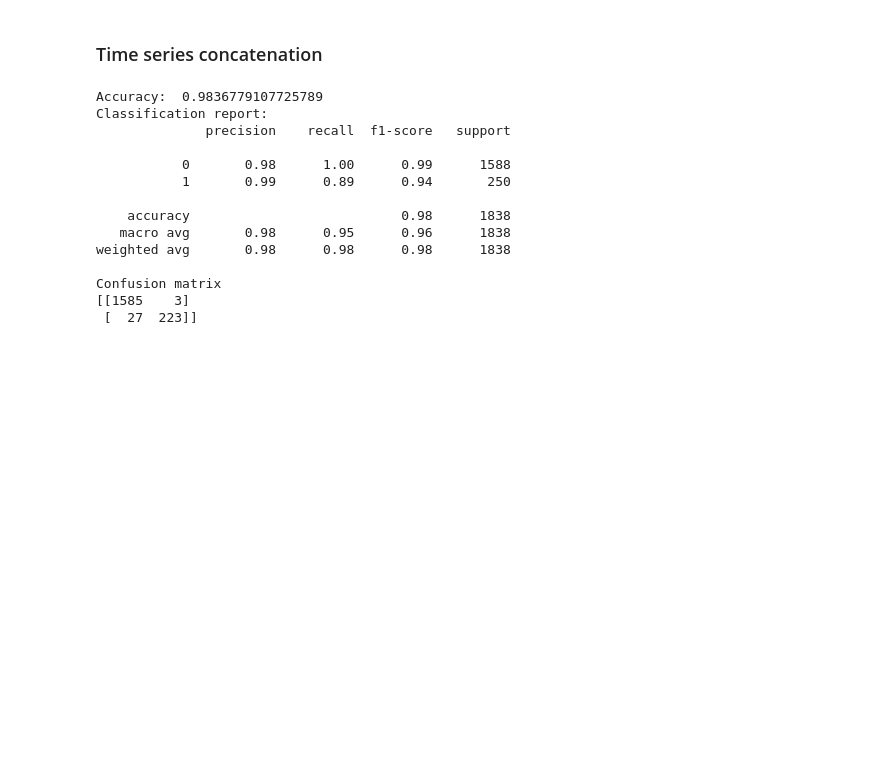
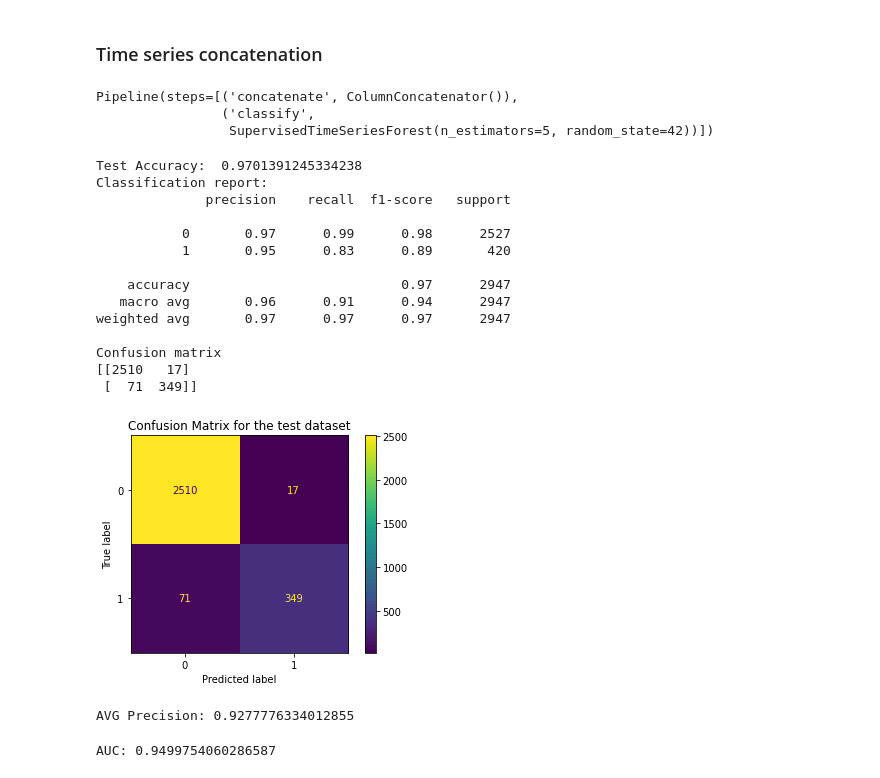
Before and after one commit to shamilnabiyev/automl-time-series, a Jupyter notebook: notebooks/sktime.ipynb, the cells around one changed output. Saved outputs shown, nothing was run; the diff lists cells and outputs as text; code cells hidden in the pictures; blank space fills up the shorter version.

```diff
--- a/notebooks/sktime.ipynb
+++ b/notebooks/sktime.ipynb
@@ -94,13 +71,21 @@ Test dataset shape: (2947, 563)
 # %% [markdown]
 ## Preprocess data
 # %%
+# Convert to nested dataframe
 features = train.columns.difference([target, 'datetime'])
 
-X = train[features]
-X = from_2d_array_to_nested(X)
-y = train[target]
+X_train = train[features]
+X_train = from_2d_array_to_nested(X_train)
+y_train = train[target]
 
-X_train, X_val, y_train, y_val = train_test_split(X, y, random_state=42, shuffle=False)
+X_test = test[features]
+X_test = from_2d_array_to_nested(X_test)
+y_test = test[target]
 
-print('Dataset shape:', X_train.shape, y_train.shape, X_val.shape, y_val.shape)
+# X_train, X_val, y_train, y_val = train_test_split(X, y, random_state=42, shuffle=False, test_size=0.2)
+
+# print('Dataset shape:', X_train.shape, y_train.shape, X_val.shape, y_val.shape)
+
+print('Train dataset shape:', X_train.shape, y_train.shape)
+print('Test dataset shape:', X_test.shape, y_test.shape)
 # %% [output]
@@ -138,39 +236,51 @@ TypeError: loop of ufunc does not support argument 0 of type float which has no
 # %%
 steps = [
     ("concatenate", ColumnConcatenator()),
-    ("classify", TimeSeriesForestClassifier(n_estimators=100)),
+    ("classify", SupervisedTimeSeriesForest(n_estimators=5, random_state=42)),
 ]
 
 clf = Pipeline(steps)
 clf.fit(X_train, y_train)
+# %% [output]
+Pipeline(steps=[('concatenate', ColumnConcatenator()),
+                ('classify',
+                 SupervisedTimeSeriesForest(n_estimators=5, random_state=42))])
 # %%
 # Evaluate the model
 
-# Predict y values
-y_pred = clf.predict(X_val)
+# Predict y testues
+y_pred = clf.predict(X_test)
 
 # print accuracy
-print("Accuracy: ", accuracy_score(y_val, y_pred))
+print("Test Accuracy: ", accuracy_score(y_test, y_pred))
 
 # print precision, recall, F1-score per each class/tag
 print('Classification report:')
-print(classification_report(y_val, y_pred))
+print(classification_report(y_test, y_pred))
 
 # print confusion matrix, check documentation for sorting rows/columns
 print('Confusion matrix')
-print(confusion_matrix(y_val, y_pred))
+print(confusion_matrix(y_test, y_pred))
 # %% [output]
-Accuracy:  0.9836779107725789
+Test Accuracy:  0.9701391245334238
 Classification report:
               precision    recall  f1-score   support
 
-           0       0.98      1.00      0.99      1588
-           1       0.99      0.89      0.94       250
+           0       0.97      0.99      0.98      2527
+           1       0.95      0.83      0.89       420
 
-    accuracy                           0.98      1838
-   macro avg       0.98      0.95      0.96      1838
-weighted avg       0.98      0.98      0.98      1838
+    accuracy                           0.97      2947
+   macro avg       0.96      0.91      0.94      2947
+weighted avg       0.97      0.97      0.97      2947
 
 Confusion matrix
-[[1585    3]
- [  27  223]]
+[[2510   17]
+ [  71  349]]
+# %%
+cm = confusion_matrix(y_test, y_pred, labels=clf.classes_)
+disp = ConfusionMatrixDisplay(confusion_matrix=cm, display_labels=clf.classes_)
+disp.plot()
+plt.title('Confusion Matrix for the test dataset')
+plt.show()
+# %% [output]
+[figure, added]
@@ -176,0 +290,14 @@ Confusion matrix
+# %%
+# Average precision score
+average_precision = average_precision_score(y_test, y_score)
+print('AVG Precision:', average_precision)
+# %% [output]
+AVG Precision: 0.9277776334012855
+# %%
+# Data to plot precision - recall curve
+precision, recall, thresholds = precision_recall_curve(y_test, y_score)
+# Use AUC function to calculate the area under the curve of precision recall curve
+auc_precision_recall = auc(recall, precision)
+print('AUC:', auc_precision_recall)
+# %% [output]
+AUC: 0.9499754060286587
```
Also changed, not shown: parts of 18 cells of this notebook.
